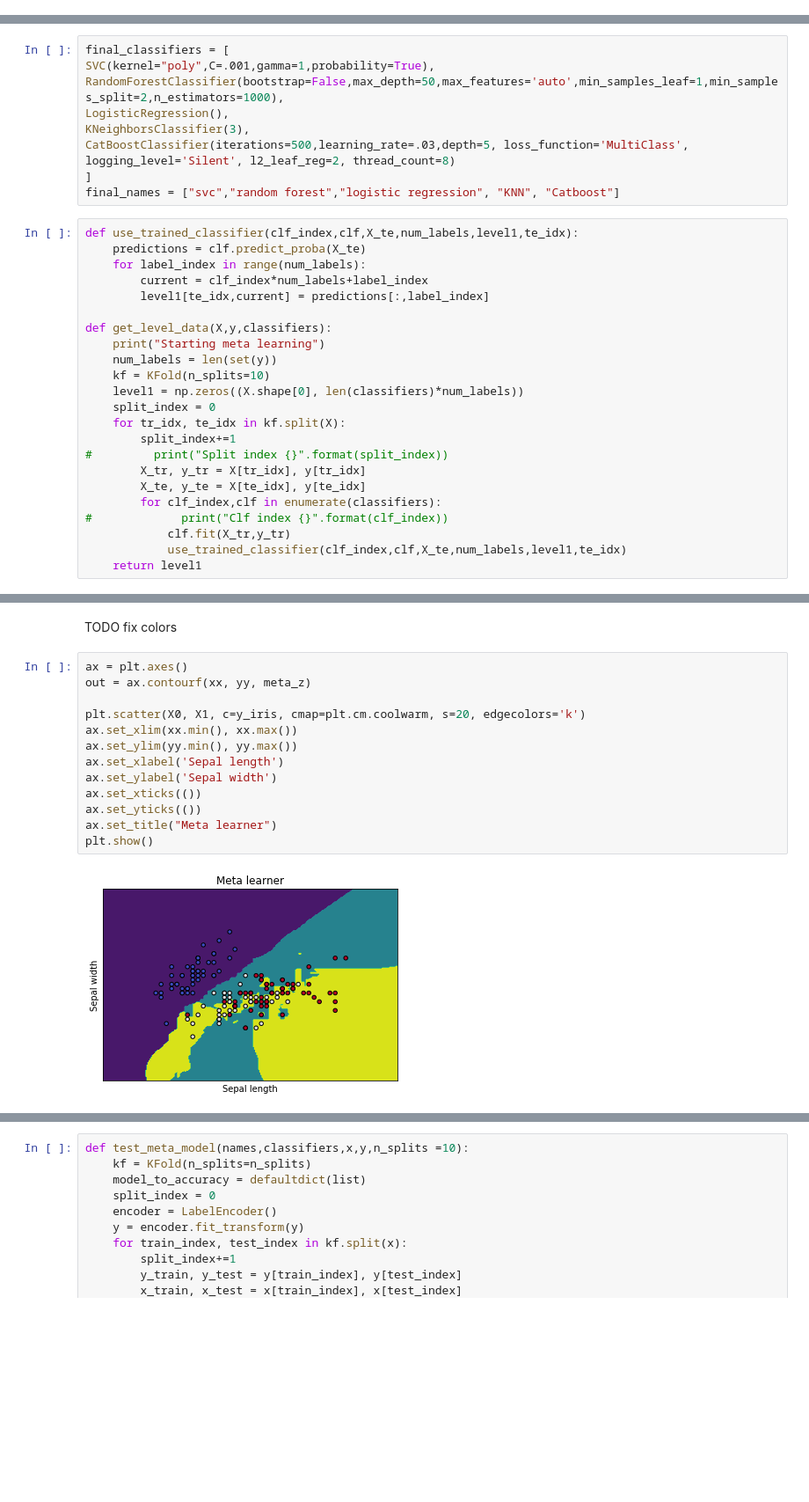
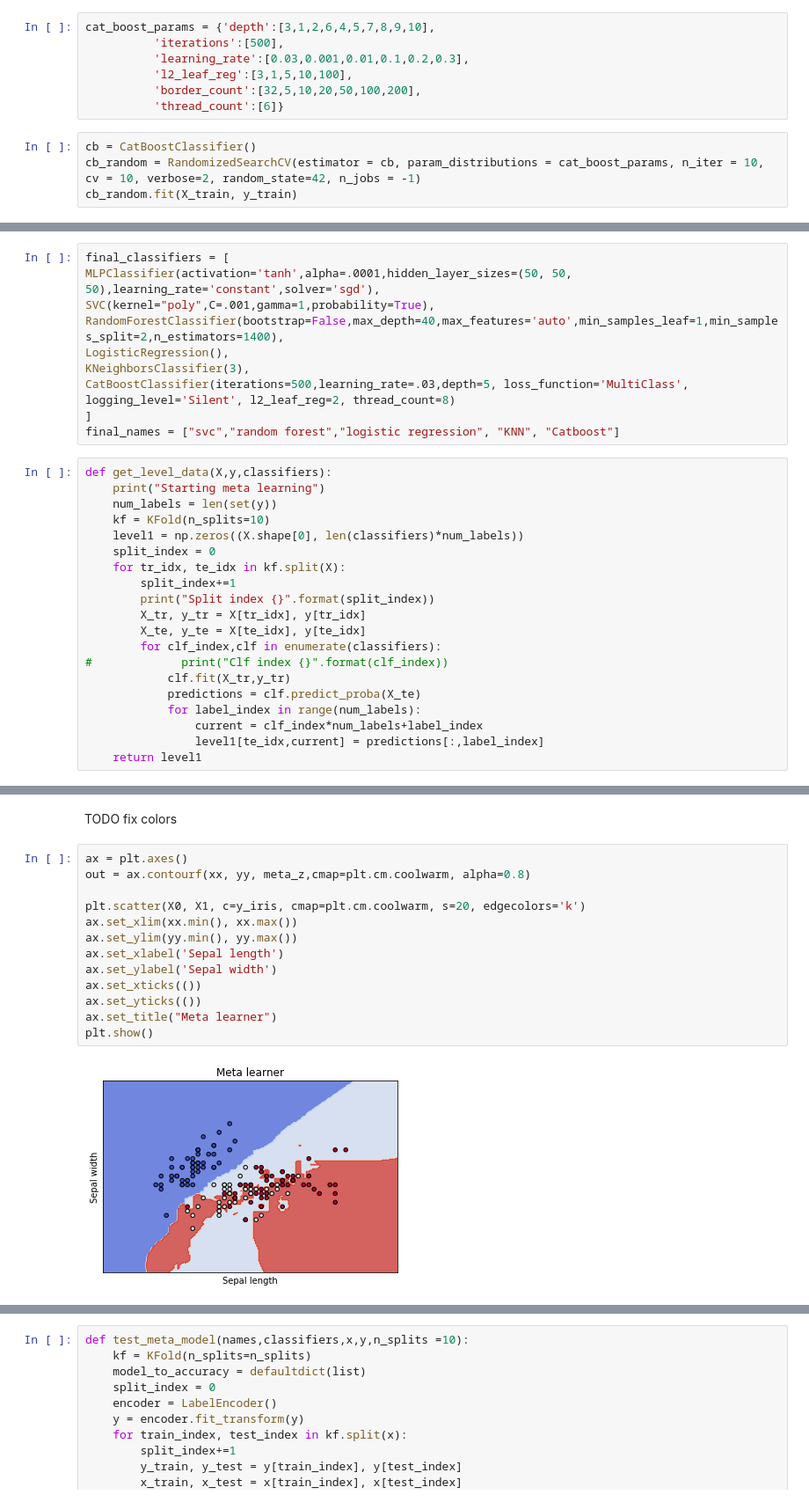
Before and after one commit to betcherj/DataMining_Proj, a Jupyter notebook: code.ipynb, the cells around one changed output, grey strips where cells are left out. Shown at 88% size. Saved outputs shown, nothing was run; the diff lists cells and outputs as text; blank space fills up the shorter version.

```diff
--- a/code.ipynb
+++ b/code.ipynb
@@ -254,0 +293,11 @@ X_train, X_test, y_train, y_test = train_test_split(x, y, test_size=0.1)
+# %%
+cat_boost_params = {'depth':[3,1,2,6,4,5,7,8,9,10],
+          'iterations':[500],
+          'learning_rate':[0.03,0.001,0.01,0.1,0.2,0.3],
+          'l2_leaf_reg':[3,1,5,10,100],
+          'border_count':[32,5,10,20,50,100,200],
+          'thread_count':[6]}
+# %%
+cb = CatBoostClassifier()
+cb_random = RandomizedSearchCV(estimator = cb, param_distributions = cat_boost_params, n_iter = 10, cv = 10, verbose=2, random_state=42, n_jobs = -1)
+cb_random.fit(X_train, y_train)
@@ -255,19 +310,14 @@ X_train, X_test, y_train, y_test = train_test_split(x, y, test_size=0.1)
 # %%
 final_classifiers = [
+MLPClassifier(activation='tanh',alpha=.0001,hidden_layer_sizes=(50, 50, 50),learning_rate='constant',solver='sgd'),
 SVC(kernel="poly",C=.001,gamma=1,probability=True),
-RandomForestClassifier(bootstrap=False,max_depth=50,max_features='auto',min_samples_leaf=1,min_samples_split=2,n_estimators=1000),
+RandomForestClassifier(bootstrap=False,max_depth=40,max_features='auto',min_samples_leaf=1,min_samples_split=2,n_estimators=1400),
 LogisticRegression(),
 KNeighborsClassifier(3),
 CatBoostClassifier(iterations=500,learning_rate=.03,depth=5, loss_function='MultiClass', logging_level='Silent', l2_leaf_reg=2, thread_count=8)
 ]
 final_names = ["svc","random forest","logistic regression", "KNN", "Catboost"]
 # %%
-def use_trained_classifier(clf_index,clf,X_te,num_labels,level1,te_idx):
-    predictions = clf.predict_proba(X_te)
-    for label_index in range(num_labels):
-        current = clf_index*num_labels+label_index
-        level1[te_idx,current] = predictions[:,label_index]
-
 def get_level_data(X,y,classifiers):
     print("Starting meta learning")
     num_labels = len(set(y))
@@ -276,13 +326,16 @@ def get_level_data(X,y,classifiers):
     split_index = 0
     for tr_idx, te_idx in kf.split(X):
         split_index+=1
-#         print("Split index {}".format(split_index))
+        print("Split index {}".format(split_index))
         X_tr, y_tr = X[tr_idx], y[tr_idx]
         X_te, y_te = X[te_idx], y[te_idx]
         for clf_index,clf in enumerate(classifiers):
 #             print("Clf index {}".format(clf_index))
             clf.fit(X_tr,y_tr)
-            use_trained_classifier(clf_index,clf,X_te,num_labels,level1,te_idx)
+            predictions = clf.predict_proba(X_te)
+            for label_index in range(num_labels):
+                current = clf_index*num_labels+label_index
+                level1[te_idx,current] = predictions[:,label_index]
     return level1
 # %%
 level1_train = get_level_data(X_train,y_train,final_classifiers)
@@ -410,16 +448,16 @@ Starting meta learning
 TODO fix colors
 # %%
 ax = plt.axes()
-out = ax.contourf(xx, yy, meta_z)
+out = ax.contourf(xx, yy, meta_z,cmap=plt.cm.coolwarm, alpha=0.8)
 
 plt.scatter(X0, X1, c=y_iris, cmap=plt.cm.coolwarm, s=20, edgecolors='k')
 ax.set_xlim(xx.min(), xx.max())
 ax.set_ylim(yy.min(), yy.max())
 ax.set_xlabel('Sepal length')
 ax.set_ylabel('Sepal width')
 ax.set_xticks(())
 ax.set_yticks(())
 ax.set_title("Meta learner")
 plt.show()
 # %% [output]
-[figure, old version]
+[figure, new version]
```
Also changed, not shown: parts of 42 cells of this notebook, 2 other files.
